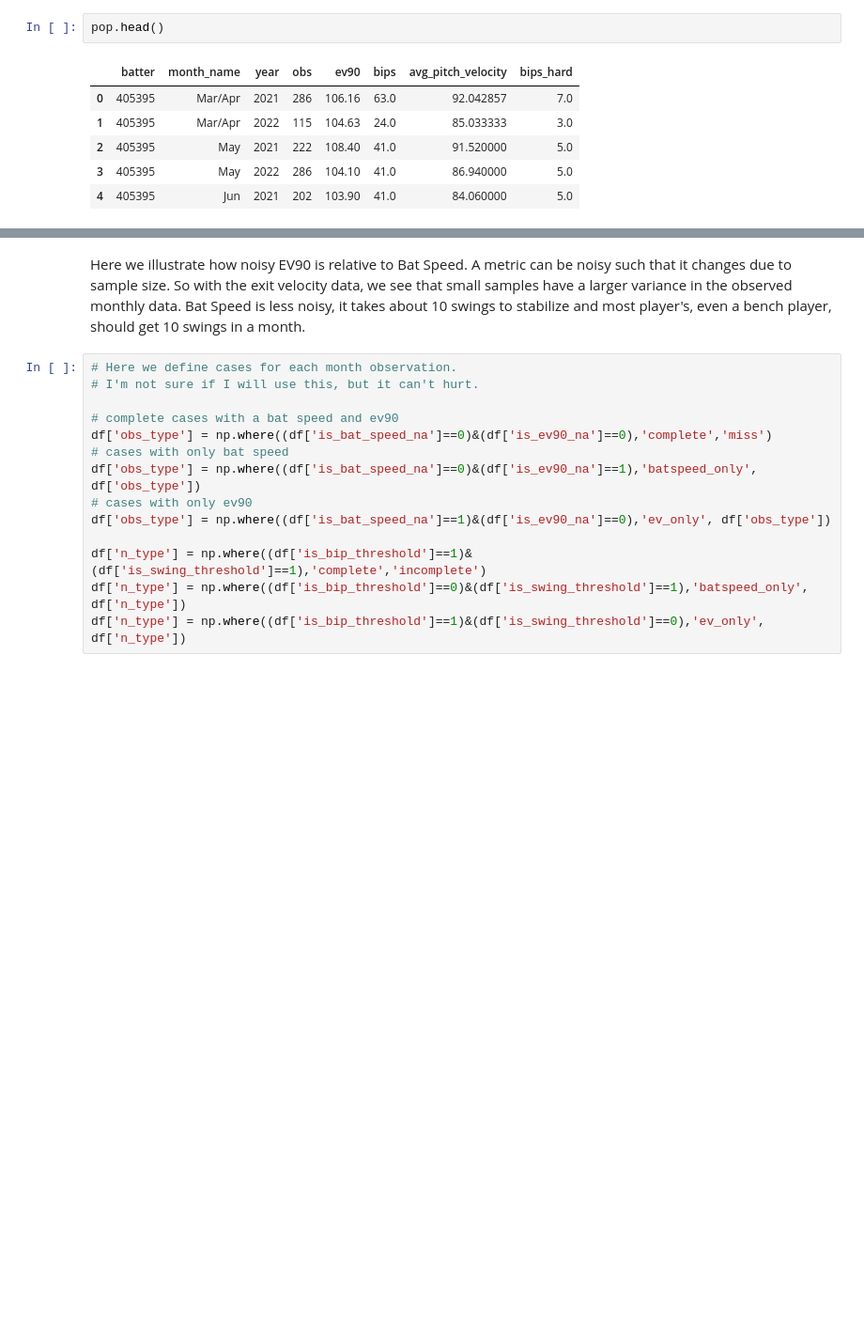
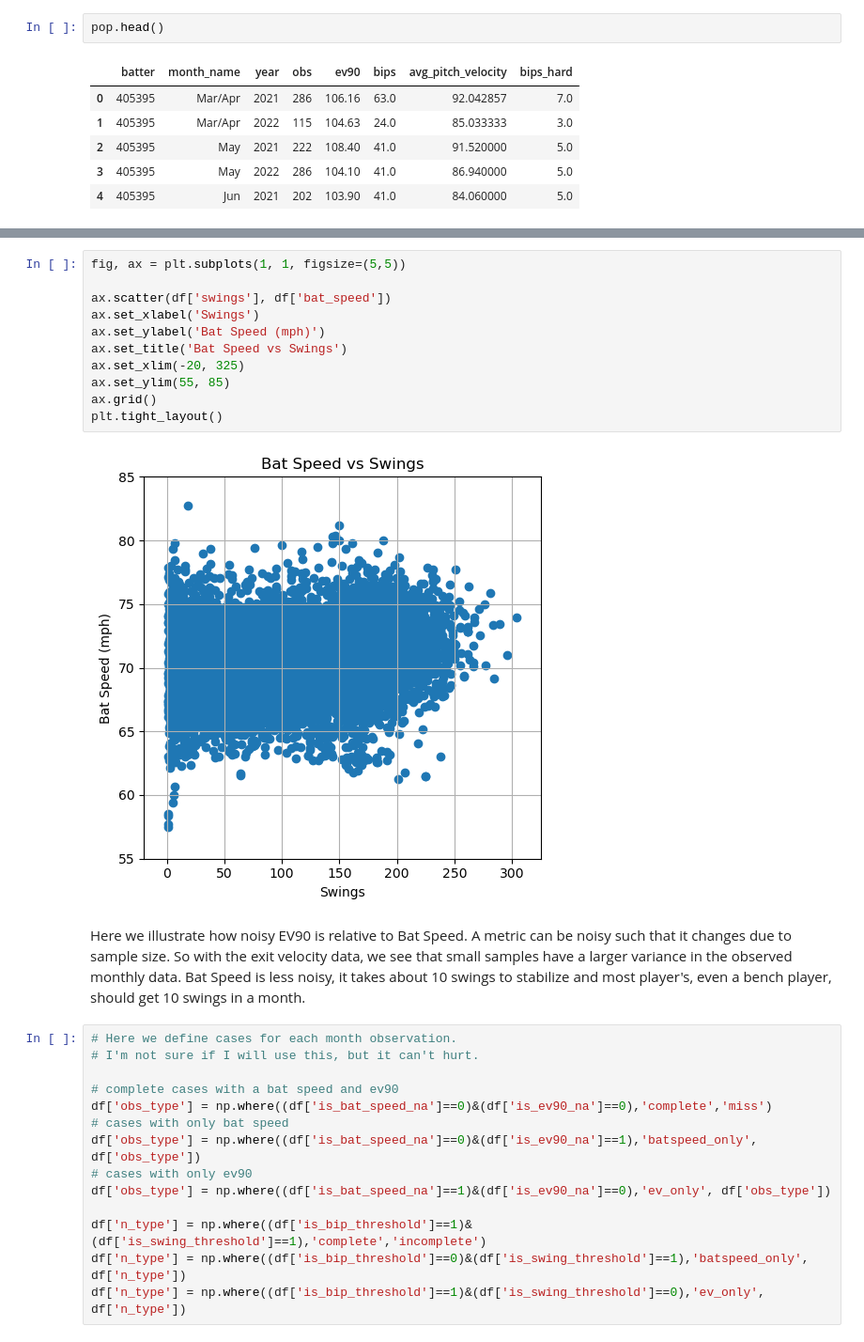
Before and after one commit to remmertjack/portfolio, a Jupyter notebook: batspeed/data/pull_data.ipynb, the cells around one changed output, grey strips where cells are left out. Shown at 94% size. Saved outputs shown, nothing was run; the diff lists cells and outputs as text; blank space fills up the shorter version.

```diff
--- a/batspeed/data/pull_data.ipynb
+++ b/batspeed/data/pull_data.ipynb
@@ -288,3 +308,16 @@ plt.tight_layout()
+# %%
+fig, ax = plt.subplots(1, 1, figsize=(5,5))
+
+ax.scatter(df['swings'], df['bat_speed'])
+ax.set_xlabel('Swings')
+ax.set_ylabel('Bat Speed (mph)')
+ax.set_title('Bat Speed vs Swings')
+ax.set_xlim(-20, 325)
+ax.set_ylim(55, 85)
+ax.grid()
+plt.tight_layout()
+# %% [output]
+[figure, added]
 # %% [markdown]
 Here we illustrate how noisy EV90 is relative to Bat Speed. A metric can be noisy such that it changes due to sample size. So with the exit velocity data, we see that small samples have a larger variance in the observed monthly data. Bat Speed is less noisy, it takes about 10 swings to stabilize and most player's, even a bench player, should get 10 swings in a month.
 # %%
```
Also changed, not shown: parts of 24 cells of this notebook, 2 other files.
